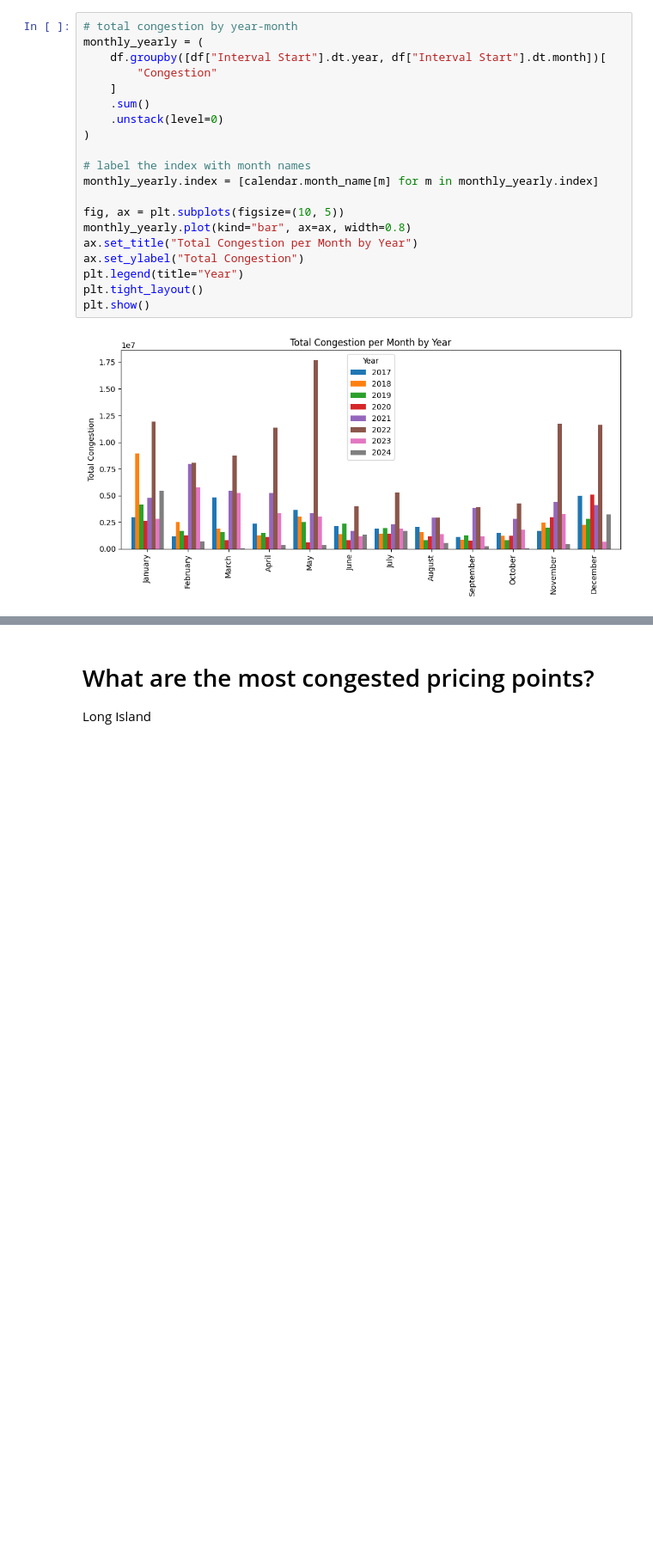
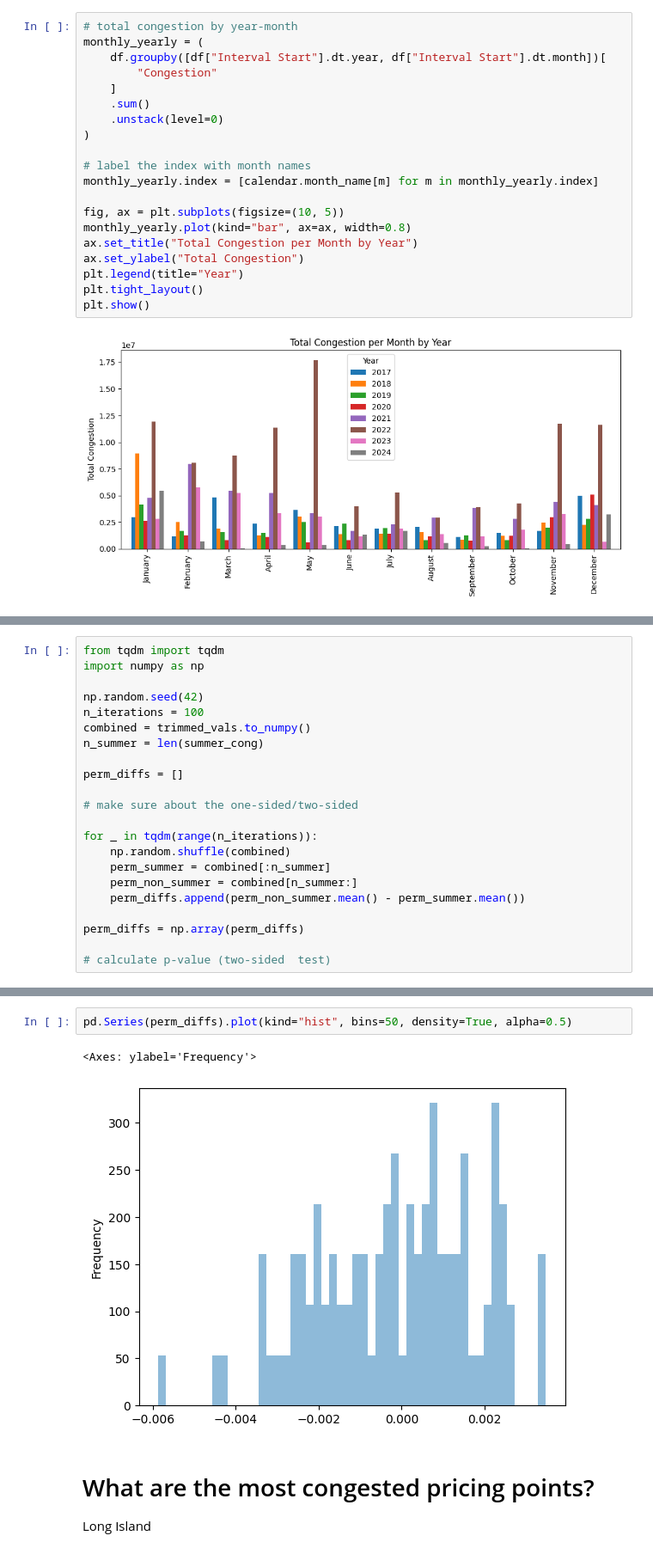
Before and after one commit to hankehly/adhoc-energy-analytics, a Jupyter notebook: notebooks/202506141626_eda.ipynb, the cells around one changed output, grey strips where cells are left out. Shown: that part at 86% size. Drawn from its saved outputs; the diff is of its cells as text; blank space fills up the shorter version.

```diff
--- a/notebooks/202506141626_eda.ipynb
+++ b/notebooks/202506141626_eda.ipynb
@@ -319,0 +462,22 @@ plt.show()
+# %%
+from tqdm import tqdm
+import numpy as np
+
+np.random.seed(42)
+n_iterations = 100
+combined = trimmed_vals.to_numpy()
+n_summer = len(summer_cong)
+
+perm_diffs = []
+
+# make sure about the one-sided/two-sided
+
+for _ in tqdm(range(n_iterations)):
+    np.random.shuffle(combined)
+    perm_summer = combined[:n_summer]
+    perm_non_summer = combined[n_summer:]
+    perm_diffs.append(perm_non_summer.mean() - perm_summer.mean())
+
+perm_diffs = np.array(perm_diffs)
+
+# calculate p-value (two-sided  test)
@@ -320,3 +492,8 @@ plt.show()
+# %%
+pd.Series(perm_diffs).plot(kind="hist", bins=50, density=True, alpha=0.5)
+# %% [output]
+<Axes: ylabel='Frequency'>
+[figure, added]
 # %% [markdown]
 # What are the most congested pricing points?
 
```
Also changed, not shown: parts of 7 cells of this notebook.
